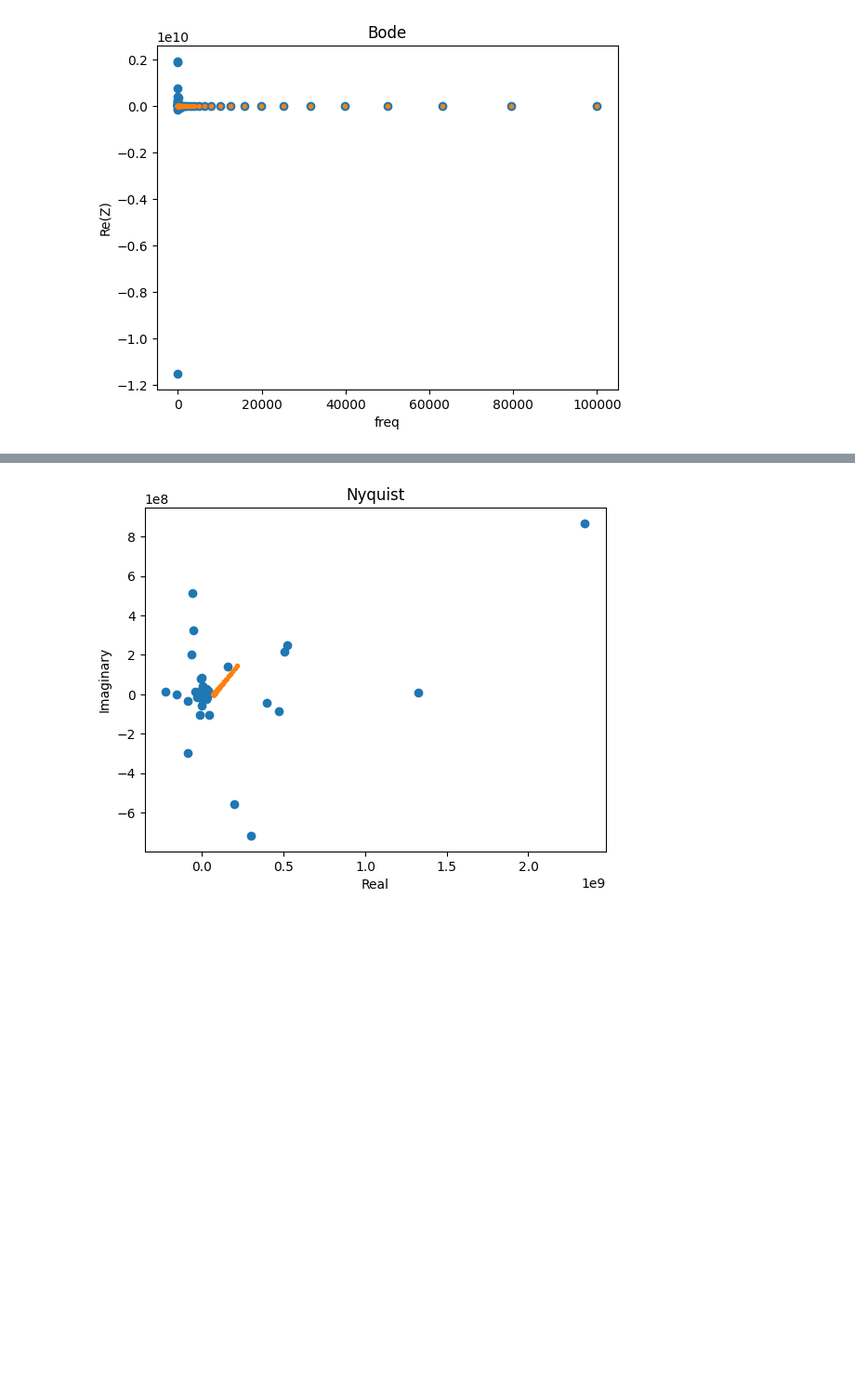
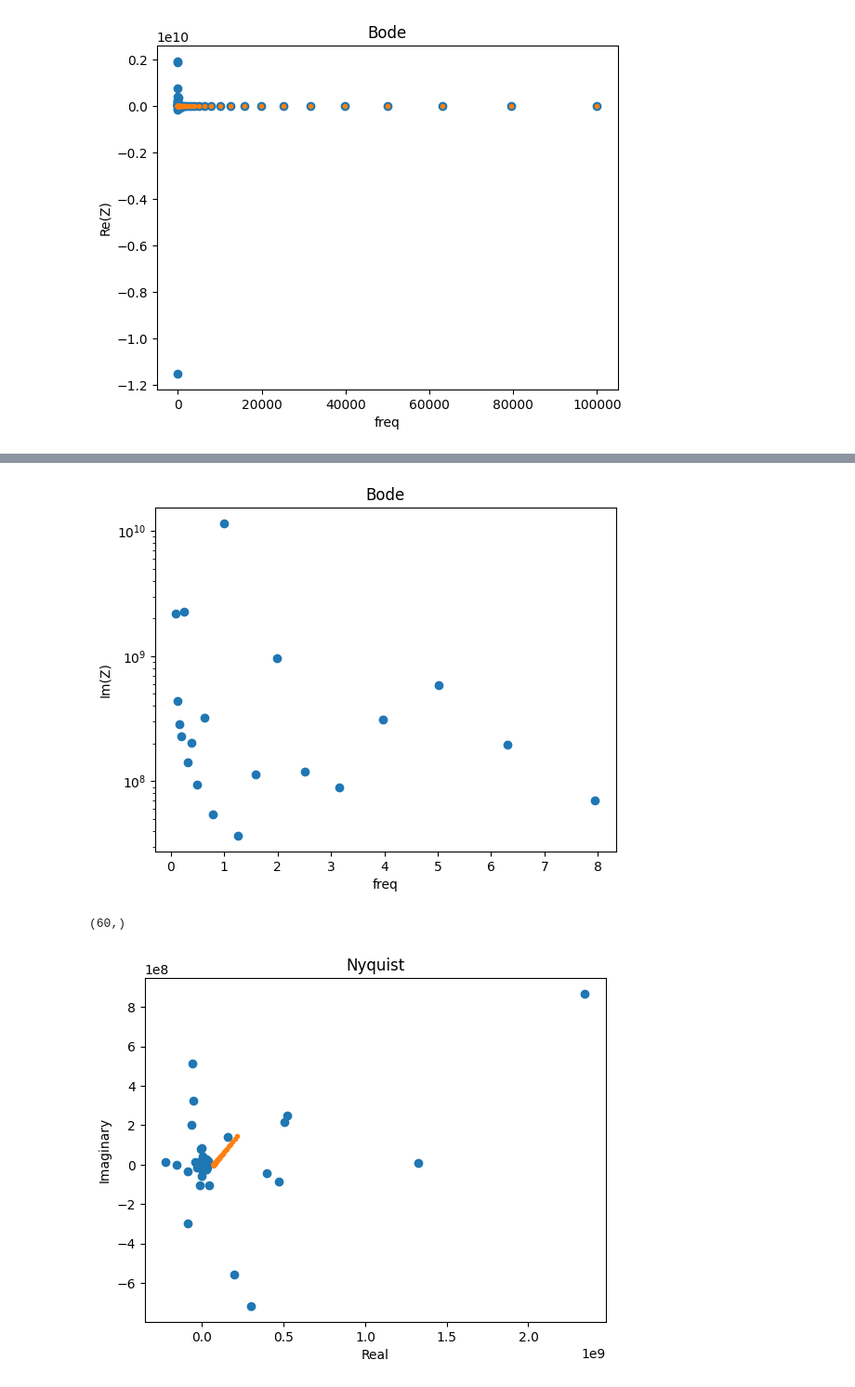
Before and after one commit to beepmo/gator, a Jupyter notebook: data/06-27/litao3_dryEIS.ipynb, the cells around one changed output, grey strips where cells are left out. Shown at 93% size. Cells and saved outputs as stored; diff of their text form; code cells hidden in the pictures; blank space fills up the shorter version.

```diff
--- a/data/06-27/litao3_dryEIS.ipynb
+++ b/data/06-27/litao3_dryEIS.ipynb
@@ -92,3 +91,17 @@ plt.show()
+# %%
+cut = 40
+plt.plot(freqs[cut:], np.abs(Z[cut:]), 'o')
+plt.semilogy()
+plt.ylabel('Im(Z)')
+plt.xlabel('freq')
+plt.title('Bode')
+plt.show()
+# %% [output]
+[figure, added]
+# %%
+freqs.shape
+# %% [output]
+(60,)
 # %%
 freqs, Z = preprocessing.readZPlot('DryLiTaO3ltoh.z')
 freqs, Z = np.delete(freqs, 32), np.delete(Z, 32) # remove 1 noise point (argmin(Z.imag))
```
Also changed, not shown: parts of 6 cells of this notebook.
